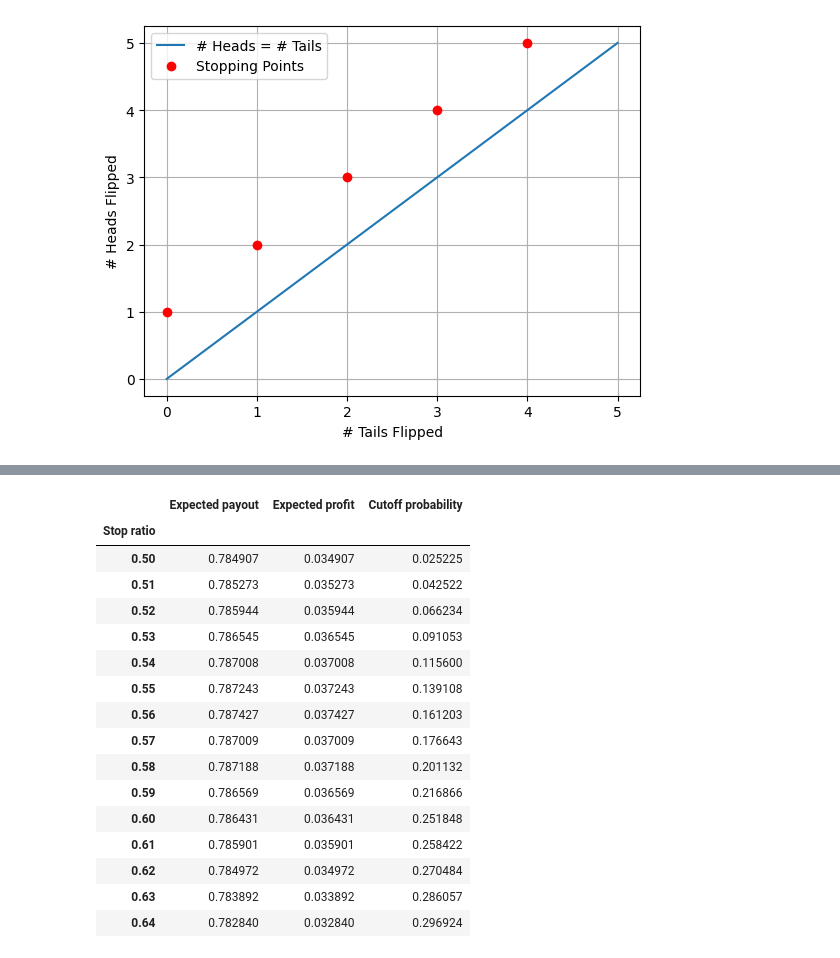
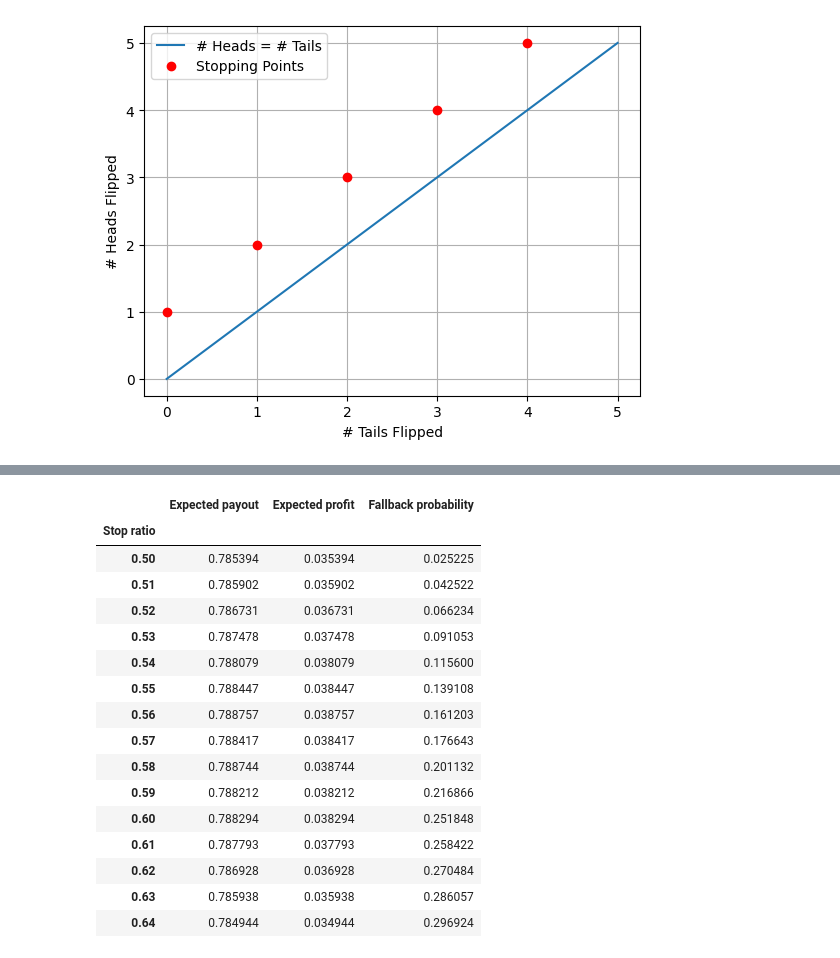
Before and after one commit to jcpearlson/jcpearlson.github.io, a Jupyter notebook: articles/posts/coin-flip-game/index.ipynb, the cells around one changed output, grey strips where cells are left out. Drawn from its saved outputs; the diff is of its cells as text; code cells hidden in the pictures.

```diff
--- a/articles/posts/coin-flip-game/index.ipynb
+++ b/articles/posts/coin-flip-game/index.ipynb
@@ -213,42 +223,46 @@ import pandas as pd
 import numpy as np
 import matplotlib.pyplot as plt
 # %%
-def evaluate_threshold(threshold_percent: int, max_flips: int):
-    """Stop above the threshold, or collect the actual ratio at max_flips."""
-    if not 0 <= threshold_percent <= 100 or max_flips < 1:
-        raise ValueError("Use a threshold from 0 to 100 and a positive cutoff.")
+def evaluate_threshold(threshold_percent: int, switch_after: int):
+    """Follow a threshold, then collect at least half by waiting for a tie if needed."""
+    if not 0 <= threshold_percent <= 100 or switch_after < 1:
+        raise ValueError("Use a threshold from 0 to 100 and a positive number of threshold-phase flips.")
     live = np.array([1.0])
     expected_payout = 0.0
-    cutoff_probability = 0.0
+    fallback_probability = 0.0
 
-    for n in range(1, max_flips + 1):
+    for n in range(1, switch_after + 1):
         following = np.zeros(n + 1)
         following[:-1] += 0.5 * live  # Tail: heads count stays the same.
         following[1:] += 0.5 * live   # Head: heads count increases by one.
         heads = np.arange(n + 1)
         # Integer comparison avoids rounding at exact threshold ties.
         stop = 100 * heads > threshold_percent * n
-        if n == max_flips:
-            cutoff_probability = float(following[~stop].sum())
+        payouts = heads / n
+        if n == switch_after:
+            fallback_probability = float(following[~stop].sum())
+            # Below half, continue past switch_after until heads and tails tie.
+            # Recurrence gives an eventual payout of exactly 0.5, almost surely.
+            payouts[~stop] = np.maximum(0.5, payouts[~stop])
             stop = np.ones(n + 1, dtype=bool)
-        expected_payout += float(np.dot(following[stop], heads[stop] / n))
+        expected_payout += float(np.dot(following[stop], payouts[stop]))
         following[stop] = 0.0
         live = following
 
-    return expected_payout, cutoff_probability
+    return expected_payout, fallback_probability
 
 
-horizons = (100, 1000, 5000)
+switch_points = (100, 1000, 5000)
 results = []
-for max_flips in horizons:
+for switch_after in switch_points:
     for threshold_percent in range(50, 65):
-        payout, cutoff_probability = evaluate_threshold(threshold_percent, max_flips)
+        payout, fallback_probability = evaluate_threshold(threshold_percent, switch_after)
         results.append({
-            "Max flips": max_flips,
+            "Threshold-phase flips": switch_after,
             "Stop ratio": threshold_percent / 100,
             "Expected payout": payout,
             "Expected profit": payout - 0.75,
-            "Cutoff probability": cutoff_probability,
+            "Fallback probability": fallback_probability,
         })
 
 df_all_results = pd.DataFrame(results)
@@ -270,23 +284,23 @@ plt.show()
 # %%
 #| echo: false
-(df_all_results[df_all_results["Max flips"] == 1000]
- .drop(columns="Max flips").set_index("Stop ratio").round(6))
+(df_all_results[df_all_results["Threshold-phase flips"] == 1000]
+ .drop(columns="Threshold-phase flips").set_index("Stop ratio").round(6))
 # %% [output]
-|  | Expected payout | Expected profit | Cutoff probability |
+|  | Expected payout | Expected profit | Fallback probability |
 | Stop ratio |  |  |  |
-| 0.50 | 0.784907 | 0.034907 | 0.025225 |
-| 0.51 | 0.785273 | 0.035273 | 0.042522 |
-| 0.52 | 0.785944 | 0.035944 | 0.066234 |
-| 0.53 | 0.786545 | 0.036545 | 0.091053 |
-| 0.54 | 0.787008 | 0.037008 | 0.115600 |
-| 0.55 | 0.787243 | 0.037243 | 0.139108 |
-| 0.56 | 0.787427 | 0.037427 | 0.161203 |
-| 0.57 | 0.787009 | 0.037009 | 0.176643 |
-| 0.58 | 0.787188 | 0.037188 | 0.201132 |
-| 0.59 | 0.786569 | 0.036569 | 0.216866 |
-| 0.60 | 0.786431 | 0.036431 | 0.251848 |
-| 0.61 | 0.785901 | 0.035901 | 0.258422 |
-| 0.62 | 0.784972 | 0.034972 | 0.270484 |
-| 0.63 | 0.783892 | 0.033892 | 0.286057 |
-| 0.64 | 0.782840 | 0.032840 | 0.296924 |
+| 0.50 | 0.785394 | 0.035394 | 0.025225 |
+| 0.51 | 0.785902 | 0.035902 | 0.042522 |
+| 0.52 | 0.786731 | 0.036731 | 0.066234 |
+| 0.53 | 0.787478 | 0.037478 | 0.091053 |
+| 0.54 | 0.788079 | 0.038079 | 0.115600 |
+| 0.55 | 0.788447 | 0.038447 | 0.139108 |
+| 0.56 | 0.788757 | 0.038757 | 0.161203 |
+| 0.57 | 0.788417 | 0.038417 | 0.176643 |
+| 0.58 | 0.788744 | 0.038744 | 0.201132 |
+| 0.59 | 0.788212 | 0.038212 | 0.216866 |
+| 0.60 | 0.788294 | 0.038294 | 0.251848 |
+| 0.61 | 0.787793 | 0.037793 | 0.258422 |
+| 0.62 | 0.786928 | 0.036928 | 0.270484 |
+| 0.63 | 0.785938 | 0.035938 | 0.286057 |
+| 0.64 | 0.784944 | 0.034944 | 0.296924 |
 # %% [markdown]
```
Also changed, not shown: parts of 4 cells of this notebook, 4 other files.
